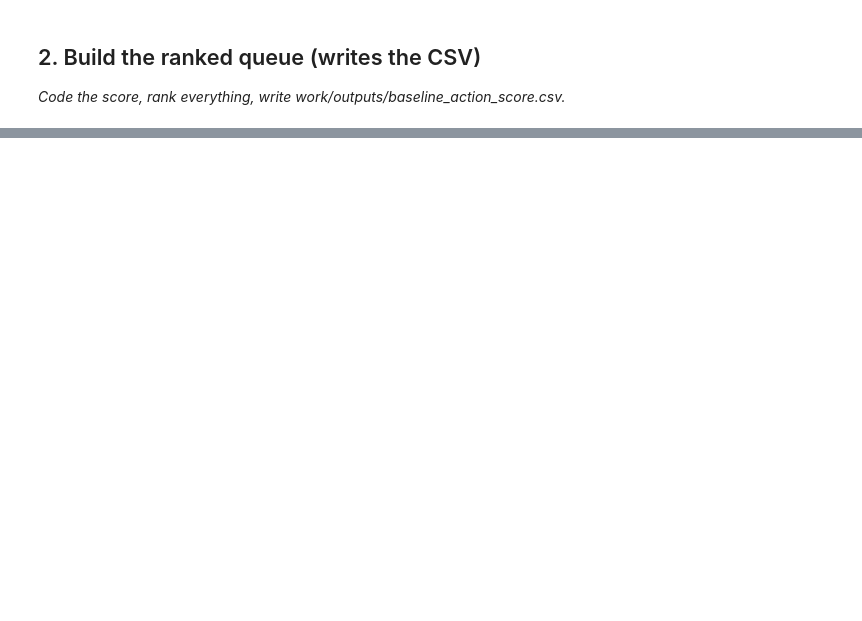
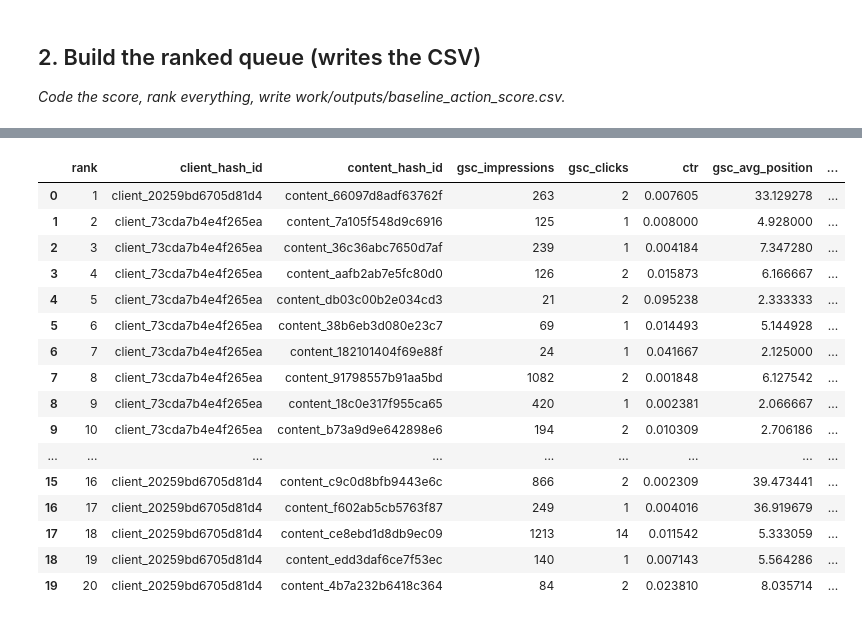
Before and after one commit to Umair01-code/FlyRank-ML-Intrenship, a Jupyter notebook: work/notebooks/w04_baseline_score.ipynb, the cells around one changed output, grey strips where cells are left out. Drawn from its saved outputs; the diff is of its cells as text; code cells hidden in the pictures; blank space fills up the shorter version.

```diff
--- a/work/notebooks/w04_baseline_score.ipynb
+++ b/work/notebooks/w04_baseline_score.ipynb
@@ -12,0 +89,21 @@ This skeleton is yours to fill. Work the sections **in order** — each one has
+# %%
+import numpy as np
+import pandas as pd
+from pathlib import Path
+# Establish directional thresholds from the observed March data
+
+positive_impressions = work.loc[
+    work["gsc_impressions"] > 0,
+    "gsc_impressions"
+]
+
+positive_ctr = work.loc[
+    work["gsc_impressions"] > 0,
+    "ctr"
+].dropna()
+
+impression_threshold = positive_impressions.quantile(0.75)
+ctr_threshold = positive_ctr.quantile(0.25)
+
+print(f"75th percentile impressions: {impression_threshold:.2f}")
+print(f"25th percentile CTR: {ctr_threshold:.6f}")
@@ -24,0 +187,37 @@ This skeleton is yours to fill. Work the sections **in order** — each one has
+# %%
+# Top 20 baseline recommendations
+
+top20 = ranked.head(20).copy()
+
+top20[
+    [
+        "rank",
+        "client_hash_id",
+        "content_hash_id",
+        "gsc_impressions",
+        "gsc_clicks",
+        "ctr",
+        "gsc_avg_position",
+        "score",
+        "reason_code",
+        "action",
+    ]
+]
+# %% [output]
+|  | rank | client_hash_id | content_hash_id | gsc_impressions | gsc_clicks | ctr | gsc_avg_position | ... |
+| 0 | 1 | client_20259bd6705d81d4 | content_66097d8adf63762f | 263 | 2 | 0.007605 | 33.129278 | ... |
+| 1 | 2 | client_73cda7b4e4f265ea | content_7a105f548d9c6916 | 125 | 1 | 0.008000 | 4.928000 | ... |
+| 2 | 3 | client_73cda7b4e4f265ea | content_36c36abc7650d7af | 239 | 1 | 0.004184 | 7.347280 | ... |
+| 3 | 4 | client_73cda7b4e4f265ea | content_aafb2ab7e5fc80d0 | 126 | 2 | 0.015873 | 6.166667 | ... |
+| 4 | 5 | client_73cda7b4e4f265ea | content_db03c00b2e034cd3 | 21 | 2 | 0.095238 | 2.333333 | ... |
+| 5 | 6 | client_73cda7b4e4f265ea | content_38b6eb3d080e23c7 | 69 | 1 | 0.014493 | 5.144928 | ... |
+| 6 | 7 | client_73cda7b4e4f265ea | content_182101404f69e88f | 24 | 1 | 0.041667 | 2.125000 | ... |
+| 7 | 8 | client_73cda7b4e4f265ea | content_91798557b91aa5bd | 1082 | 2 | 0.001848 | 6.127542 | ... |
+| 8 | 9 | client_73cda7b4e4f265ea | content_18c0e317f955ca65 | 420 | 1 | 0.002381 | 2.066667 | ... |
+| 9 | 10 | client_73cda7b4e4f265ea | content_b73a9d9e642898e6 | 194 | 2 | 0.010309 | 2.706186 | ... |
+| ... | ... | ... | ... | ... | ... | ... | ... | ... |
+| 15 | 16 | client_20259bd6705d81d4 | content_c9c0d8bfb9443e6c | 866 | 2 | 0.002309 | 39.473441 | ... |
+| 16 | 17 | client_20259bd6705d81d4 | content_f602ab5cb5763f87 | 249 | 1 | 0.004016 | 36.919679 | ... |
+| 17 | 18 | client_20259bd6705d81d4 | content_ce8ebd1d8db9ec09 | 1213 | 14 | 0.011542 | 5.333059 | ... |
+| 18 | 19 | client_20259bd6705d81d4 | content_edd3daf6ce7f53ec | 140 | 1 | 0.007143 | 5.564286 | ... |
+| 19 | 20 | client_20259bd6705d81d4 | content_4b7a232b6418c364 | 84 | 2 | 0.023810 | 8.035714 | ... |
```
Also changed, not shown: parts of 25 cells of this notebook.
